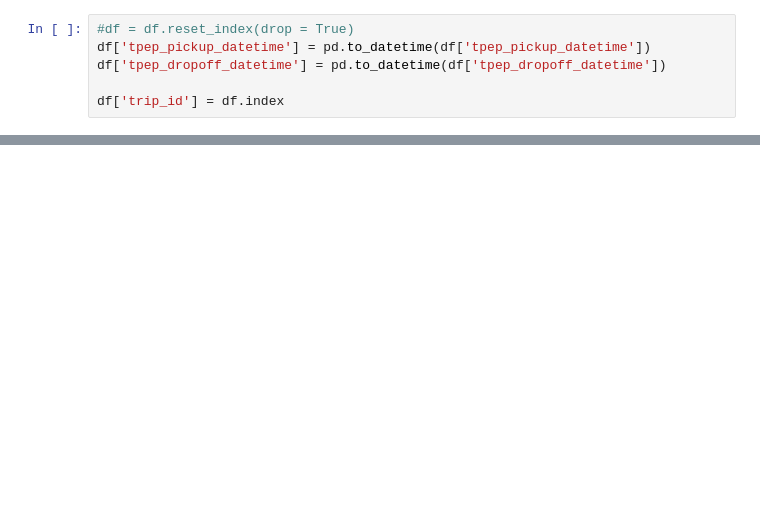
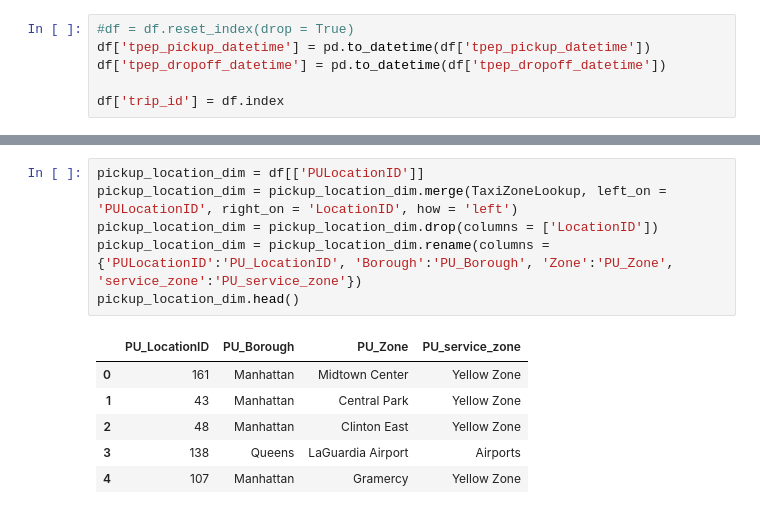
Before and after one commit to peterychu/NYC-Taxi-Data-Anaysis, a Jupyter notebook: main.ipynb, the cells around one changed output, grey strips where cells are left out. Cells and saved outputs as stored; diff of their text form; blank space fills up the shorter version.

```diff
--- a/main.ipynb
+++ b/main.ipynb
@@ -97,0 +132,13 @@ payment_type_dim.head()
+# %%
+pickup_location_dim = df[['PULocationID']]
+pickup_location_dim = pickup_location_dim.merge(TaxiZoneLookup, left_on =  'PULocationID', right_on = 'LocationID', how = 'left')
+pickup_location_dim = pickup_location_dim.drop(columns = ['LocationID'])
+pickup_location_dim = pickup_location_dim.rename(columns = {'PULocationID':'PU_LocationID', 'Borough':'PU_Borough', 'Zone':'PU_Zone', 'service_zone':'PU_service_zone'})
+pickup_location_dim.head()
+# %% [output]
+|  | PU_LocationID | PU_Borough | PU_Zone | PU_service_zone |
+| 0 | 161 | Manhattan | Midtown Center | Yellow Zone |
+| 1 | 43 | Manhattan | Central Park | Yellow Zone |
+| 2 | 48 | Manhattan | Clinton East | Yellow Zone |
+| 3 | 138 | Queens | LaGuardia Airport | Airports |
+| 4 | 107 | Manhattan | Gramercy | Yellow Zone |
```
Also changed, not shown: parts of 7 cells of this notebook.
